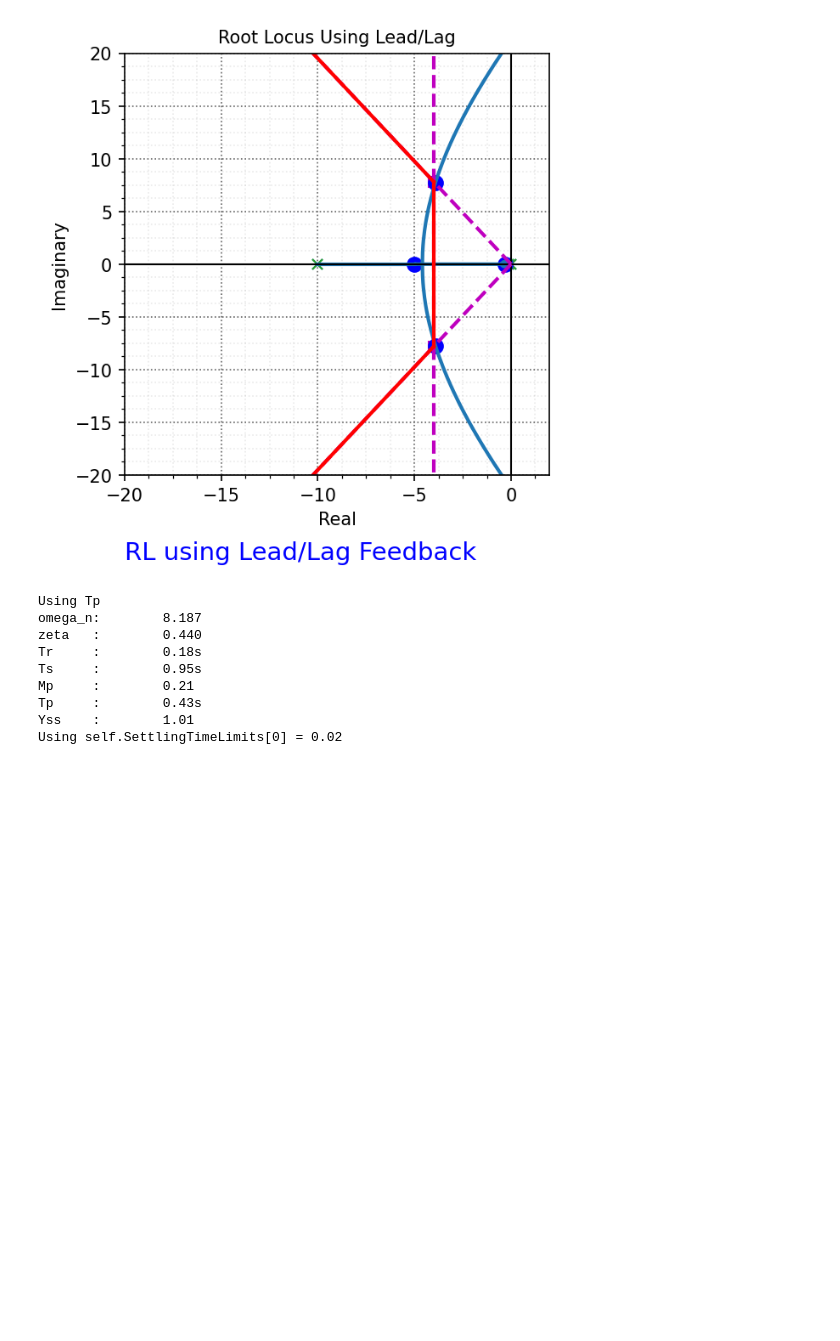
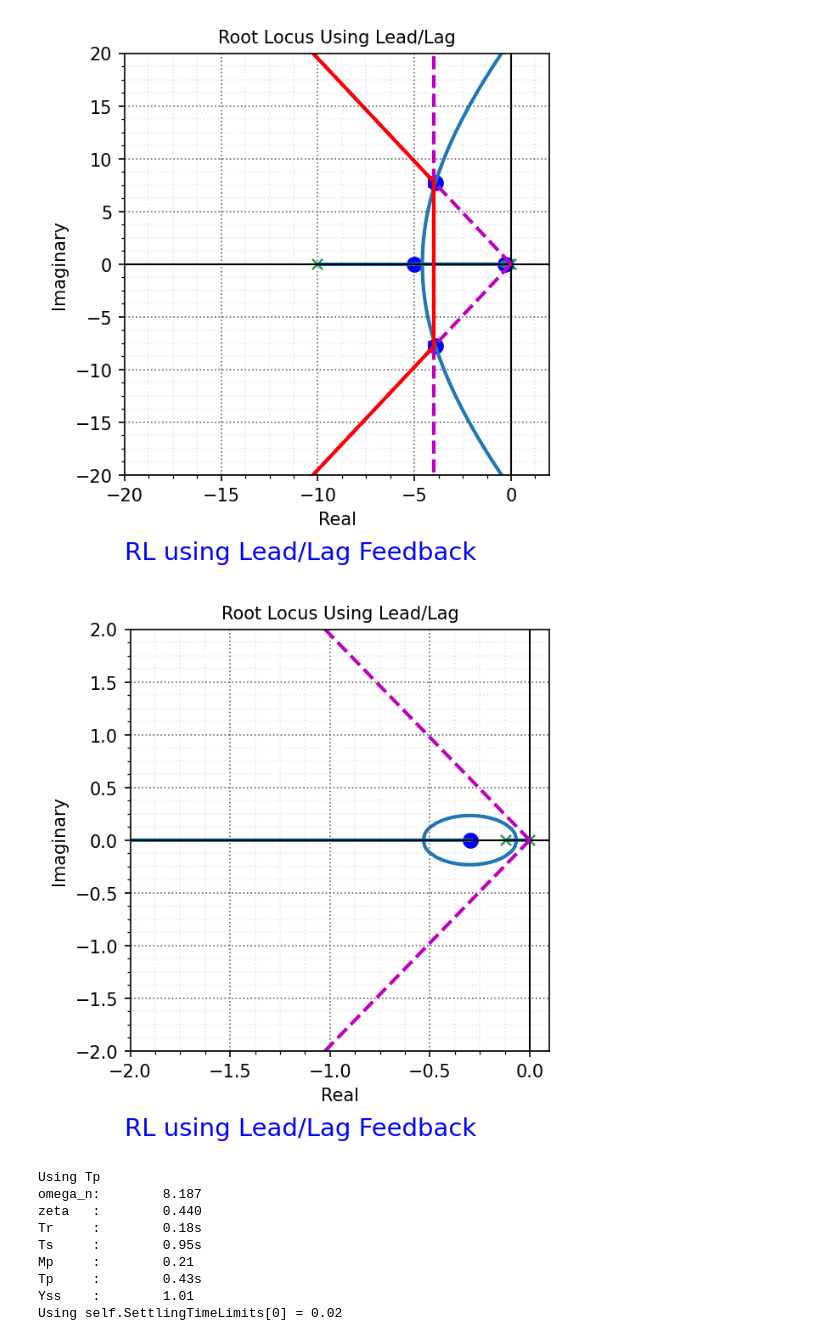
Before and after one commit to mit-acl/16_06_Class, a Jupyter notebook: 16_06_T11_RL_synthesis.ipynb, the cells around one changed output. Cells and saved outputs as stored; diff of their text form; code cells hidden in the pictures; blank space fills up the shorter version.

```diff
--- a/16_06_T11_RL_synthesis.ipynb
+++ b/16_06_T11_RL_synthesis.ipynb
@@ -355,6 +357,35 @@ savefig("./figs/L12_RL_des2aa.pdf", dpi=600)
 plt.show()
 # %% [output]
 [figure]
+# %%
+fig, ax = plt.subplots(figsize=(4, 4),dpi=150,constrained_layout = True)
+rlocus(L_lead_lag,ax=ax,grid=False)
+scl = rlocus(L_lead_lag,kvect=1,grid=False)
+ax.plot(s0.real,s0.imag,'ms',ms=6)
+ax.plot(scl[0].real,scl[0].imag,'bo',ms=8)
+ax.set_xlim([-2, .1])
+ax.set_ylim([-2, 2])
+ax.set_title('Root Locus Using Lead/Lag')
+nicegrid(ax)
+
+plt.plot([-zeta*wn, -zeta*wn],[-wd, wd],'m--')
+plt.plot([-zeta*wn, -zeta*wn],[wd, 20],'m--')
+plt.plot([-zeta*wn, -zeta*wn],[-wd, -20],'m--')
+th = np.arctan(wd/(zeta*wn))
+plt.plot([-zeta*wn, -20],[zeta*wn*np.tan(th), 20*np.tan(th)],'m--')
+plt.plot([-zeta*wn, -20],[-zeta*wn*np.tan(th), -20*np.tan(th)],'m--')
+plt.plot([-0, -zeta*wn],[0, wd],'m--')
+plt.plot([-0, -zeta*wn],[0, -wd],'m--')
+
+plt.plot([-zeta*wn, -zeta*wn],[-wd, wd],'r-')
+plt.plot([-zeta*wn, -20],[zeta*wn*np.tan(th), 20*np.tan(th)],'r-')
+plt.plot([-zeta*wn, -20],[-zeta*wn*np.tan(th), -20*np.tan(th)],'r-')
+
+caption("RL using Lead/Lag Feedback",fig,yloc=-0.05)
+savefig("./figs/L12_RL_des2aa_zoom.pdf", dpi=600)
+plt.show()
+# %% [output]
+[figure, added]
 # %%
 Gcl_lead_lag = feedback(L_lead_lag,1)
 y_lead_lag,t_lead_lag = step(Gcl_lead_lag,3)
```
Also changed, not shown: parts of 3 cells of this notebook.
